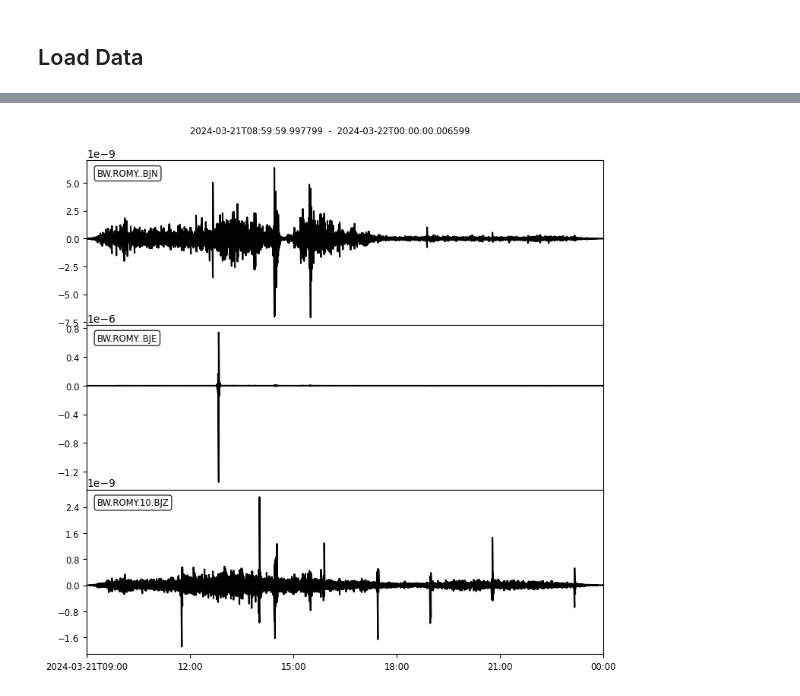
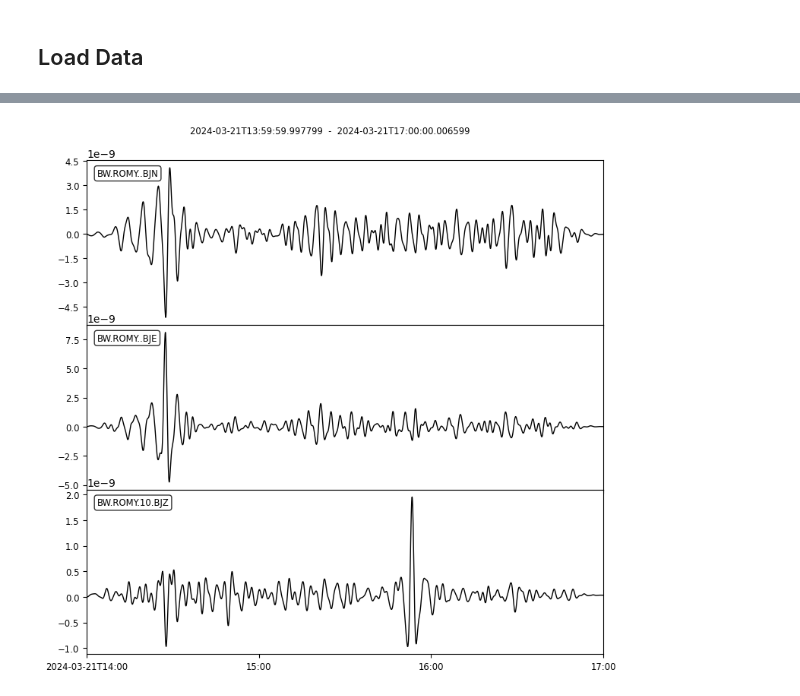
Before and after one commit to andbrocode/notebooks2, a Jupyter notebook: RomyEvents/RomyEvents_TiltCorrection_oneday.ipynb, the cells around one changed output, grey strips where cells are left out. Saved outputs shown, nothing was run; the diff lists cells and outputs as text; code cells hidden in the pictures.

```diff
--- a/RomyEvents/RomyEvents_TiltCorrection_oneday.ipynb
+++ b/RomyEvents/RomyEvents_TiltCorrection_oneday.ipynb
@@ -42,7 +42,7 @@ config['path_to_data'] = data_path+"romy_events/data/"
 config['event_name'] = "Wind"
 config['tbeg'] = obs.UTCDateTime("2024-03-21 00:00")
 config['tend'] = obs.UTCDateTime("2024-03-22 00:00")
-config['trim'] = [9*3600, 0]
+config['trim'] = [14*3600, 7*3600]
 
 ## Noise
 # config['event_name'] = "Noise"
@@ -51,10 +51,8 @@ config['trim'] = [9*3600, 0]
 # config['trim'] = [15*3600, 4*3600]
 
 
-
 config['filename'] = f"ROMY_{config['event_name']}_{str(config['tbeg'].date).replace('-','')}_6C.mseed"
 
-config['Client'] = Client("USGS")
 
 ## ROMY coordinates
 config['sta_lon'] = 11.275501
@@ -84,17 +82,20 @@ GR.FUR..BHZ    | 2024-03-21T08:59:59.990000Z - 2024-03-21T23:59:59.990000Z | 20.
 # %%
 # fmin, fmax = 0.001, 0.01
-fmin, fmax = 0.01, 0.1
+fmin, fmax = 0.003, 0.01
 
 rot1 = st0.select(station="ROMY", channel="*J*").copy()
 acc1 = st0.select(station="FUR*", channel="*H*").copy()
 
-rot1 = rot1.detrend("linear").taper(0.1, type="cosine").filter("bandpass", freqmin=fmin, freqmax=fmax, corners=4, zerophase=True);
-acc1 = acc1.detrend("linear").taper(0.1, type="cosine").filter("bandpass", freqmin=fmin, freqmax=fmax, corners=4, zerophase=True);
+rot1 = rot1.detrend("demean").detrend("linear").taper(0.1, type="cosine")
+rot1 = rot1.filter("bandpass", freqmin=fmin, freqmax=fmax, corners=4, zerophase=True);
+
+acc1 = acc1.detrend("demean").detrend("linear").taper(0.1, type="cosine")
+acc1 = acc1.filter("bandpass", freqmin=fmin, freqmax=fmax, corners=4, zerophase=True);
 
 til1 = rot1.integrate()
 
 # rot1 = rot1.detrend("demean")
 
 til1.plot(equal_scale=False);
 # %% [output]
-[figure, old version]
+[figure, new version]
```
Also changed, not shown: parts of 6 cells of this notebook, 5 other files.
